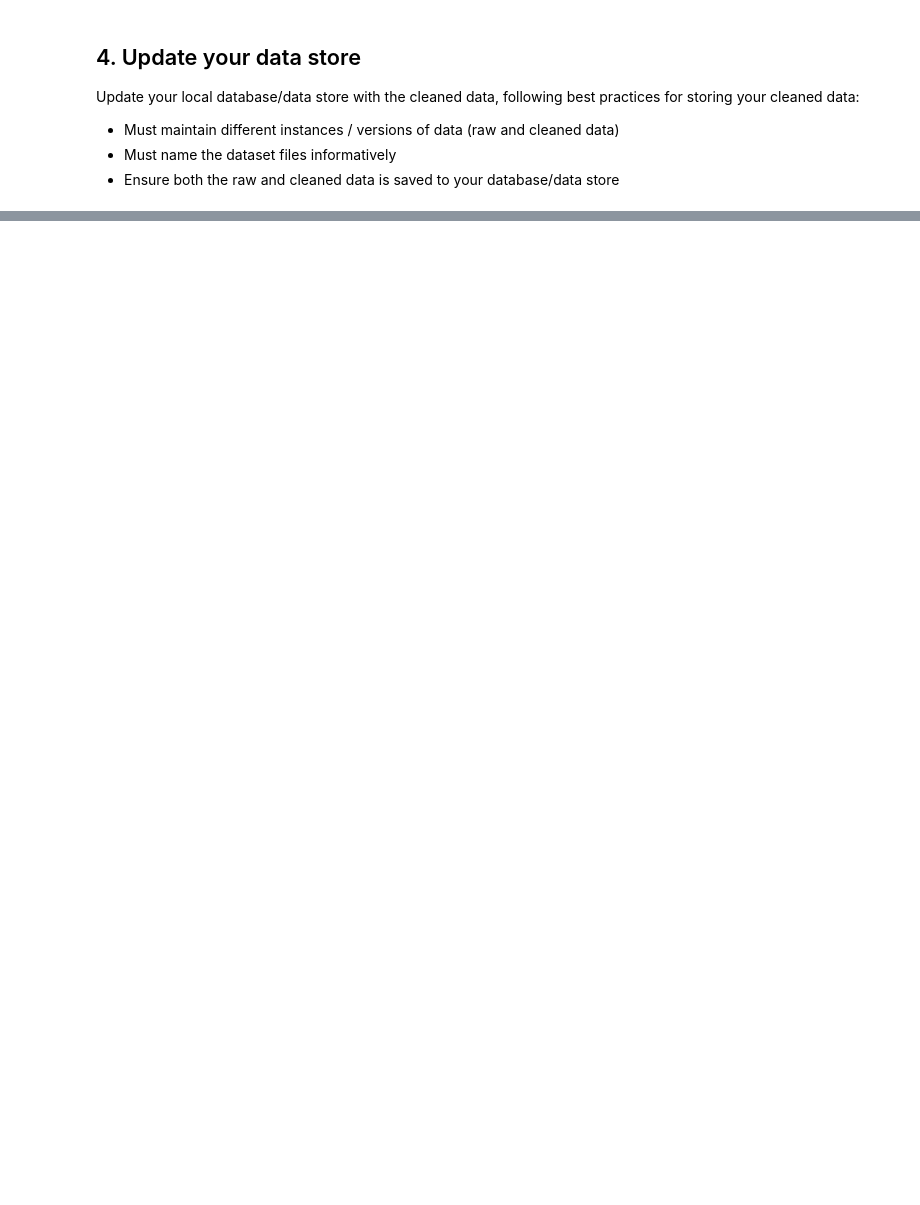
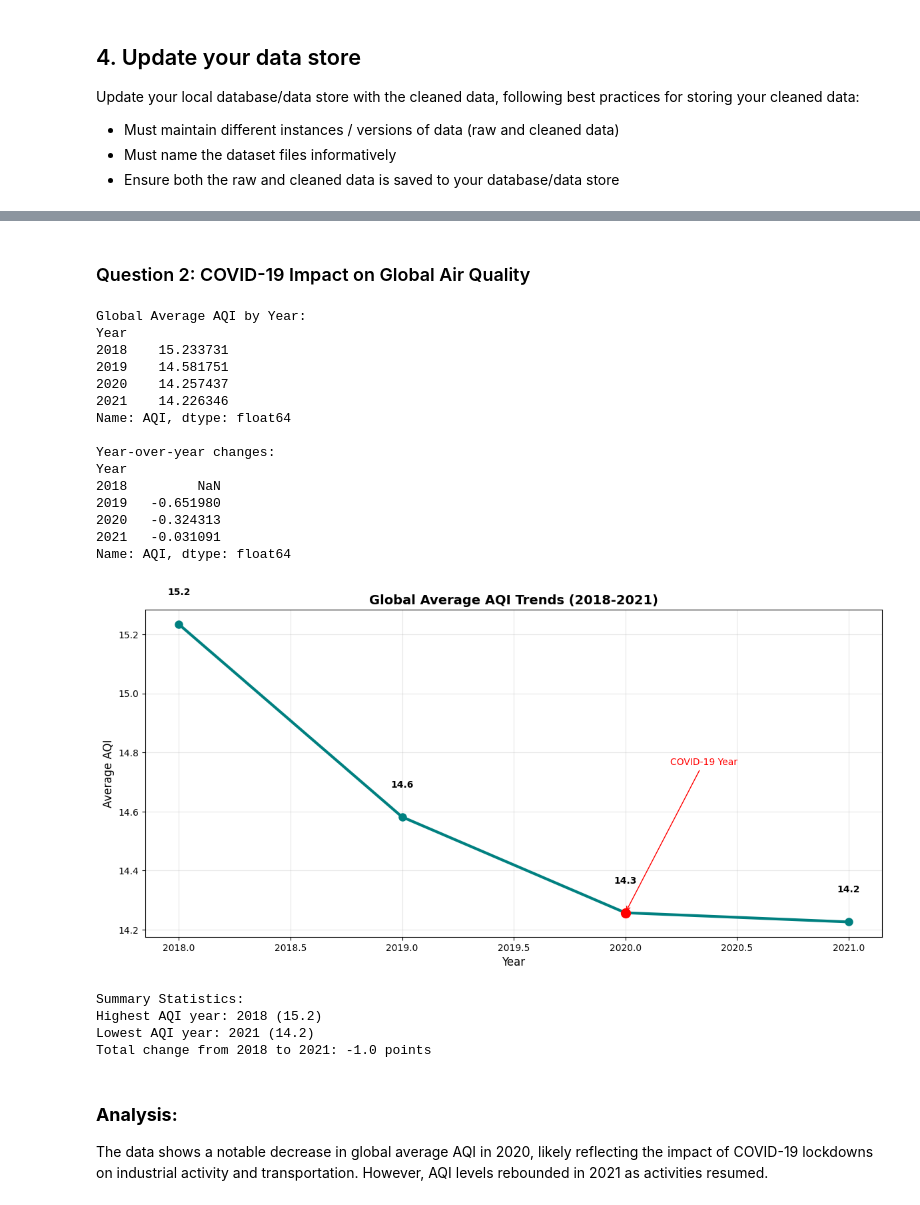
Before and after one commit to iistatiehh/AQI-Satistical-Analysis, a Jupyter notebook: AQISatisticalAnalysis.ipynb, the cells around one changed output, grey strips where cells are left out. Saved outputs shown, nothing was run; the diff lists cells and outputs as text; code cells hidden in the pictures; blank space fills up the shorter version.

```diff
--- a/AQISatisticalAnalysis.ipynb
+++ b/AQISatisticalAnalysis.ipynb
@@ -682,0 +739,75 @@ In 2-4 sentences, if you had more time to complete the project, what actions wou
+# %% [markdown]
+### Question 2: COVID-19 Impact on Global Air Quality
+# %%
+import pandas as pd
+import matplotlib.pyplot as plt
+import numpy as np
+
+
+# Calculate yearly global averages
+yearly_global_avg = analysis_data.groupby('Year')['AQI'].mean()
+
+print("Global Average AQI by Year:")
+print(yearly_global_avg)
+
+# Calculate year-over-year changes
+yearly_change = yearly_global_avg.diff()
+print("\nYear-over-year changes:")
+print(yearly_change)
+
+# Create visualization
+plt.figure(figsize=(12, 6))
+
+# Main trend plot
+plt.plot(yearly_global_avg.index, yearly_global_avg.values,
+         marker='o', linewidth=3, markersize=8, color='teal')
+plt.title('Global Average AQI Trends (2018-2021)', fontsize=14, fontweight='bold')
+plt.ylabel('Average AQI', fontsize=12)
+plt.xlabel('Year', fontsize=12)
+plt.grid(True, alpha=0.3)
+
+# Highlight 2020 if it exists in the data
+if 2020 in yearly_global_avg.index:
+    plt.scatter([2020], [yearly_global_avg[2020]], color='red', s=100, zorder=5)
+    plt.annotate('COVID-19 Year', xy=(2020, yearly_global_avg[2020]),
+                 xytext=(2020.2, yearly_global_avg[2020] + 0.5),
+                 arrowprops=dict(arrowstyle='->', color='red'),
+                 fontsize=10, color='red')
+
+# Add values on points
+for year, aqi in yearly_global_avg.items():
+    plt.text(year, aqi + 0.1, f'{aqi:.1f}', ha='center', fontsize=10, fontweight='bold')
+
+plt.tight_layout()
+plt.show()
+
+
+# Summary statistics
+print(f"\nSummary Statistics:")
+print(f"Highest AQI year: {yearly_global_avg.idxmax()} ({yearly_global_avg.max():.1f})")
+print(f"Lowest AQI year: {yearly_global_avg.idxmin()} ({yearly_global_avg.min():.1f})")
+print(f"Total change from {yearly_global_avg.index.min()} to {yearly_global_avg.index.max()}: {yearly_global_avg.iloc[-1] - yearly_global_avg.iloc[0]:.1f} points")
+# %% [output]
+Global Average AQI by Year:
+Year
+2018    15.233731
+2019    14.581751
+2020    14.257437
+2021    14.226346
+Name: AQI, dtype: float64
+
+Year-over-year changes:
+Year
+2018         NaN
+2019   -0.651980
+2020   -0.324313
+2021   -0.031091
+Name: AQI, dtype: float64
+[figure, added]
+Summary Statistics:
+Highest AQI year: 2018 (15.2)
+Lowest AQI year: 2021 (14.2)
+Total change from 2018 to 2021: -1.0 points
+# %% [markdown]
+### **Analysis:**
+The data shows a notable decrease in global average AQI in 2020, likely reflecting the impact of COVID-19 lockdowns on industrial activity and transportation. However, AQI levels rebounded in 2021 as activities resumed.
```
Also changed, not shown: parts of 88 cells of this notebook, 2 other files.
